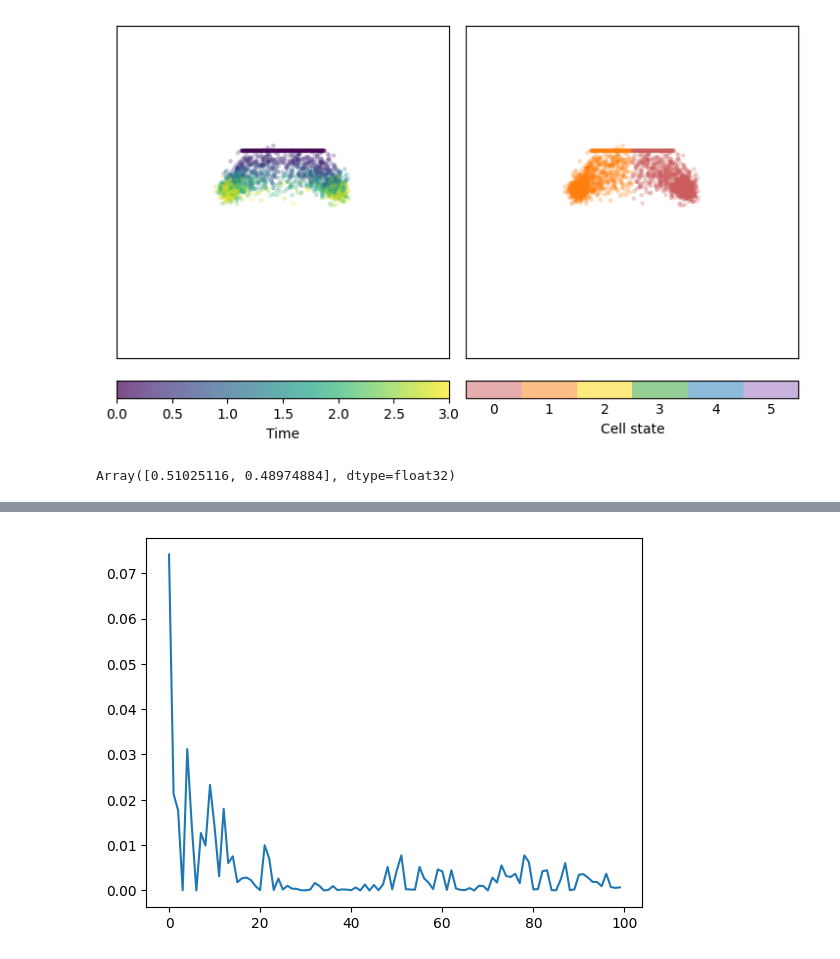
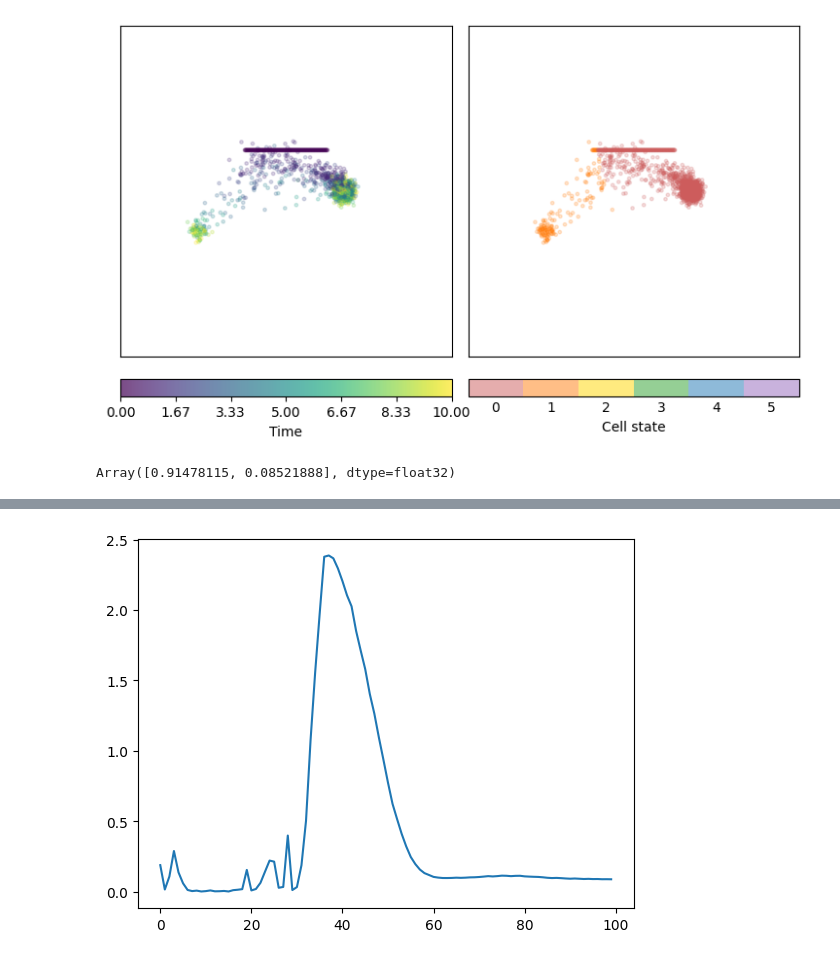
Before and after one commit to victoria-mochulska/evoscape, a Jupyter notebook: examples/experiment_basic.ipynb, the cells around one changed output, grey strips where cells are left out. Drawn from its saved outputs; the diff is of its cells as text; code cells hidden in the pictures.

```diff
--- a/examples/experiment_basic.ipynb
+++ b/examples/experiment_basic.ipynb
@@ -14,7 +15,7 @@ plt.style.use("default")
 # %%
 modules = (
     Node(x=1.5, y=0.0, a=np.array([1.5]), s=np.array([1.0])),
-    Node(x=-1.5, y=0.0, a=np.array([1.5]), s=np.array([1.0])),
+    Node(x=-2.5, y=-1.0, a=np.array([1.5]), s=np.array([1.0])),
 )
 
 landscape = Landscape(
@@ -37,7 +38,7 @@ q0 = np.vstack((
 experiment.set_initial_conditions(q0)
 experiment.set_regime_params()
 experiment.set_state_probs(state_probs)
-experiment.set_simulation(t0=0.0, tf=3.0, nt=10, ndt=50, noise=0.2)
+experiment.set_simulation(t0=0.0, tf=10.0, nt=10, ndt=50, noise=0.2)
 # %%
 
 L = 3.
@@ -53,11 +54,11 @@ traj, states, t0, tf, nt = experiment.get_trajectory(seed=0)
 fig = plot_traj(traj, states, t0, tf, nt, L=4)
 plt.show()
 # %% [output]
-[figure, old version]
+[figure, new version]
 # %%
 np.mean(states[:, :, -1], axis=1)
 # %% [output]
-Array([0.51025116, 0.48974884], dtype=float32)
+Array([0.91478115, 0.08521888], dtype=float32)
 # %%
 from evoscape.jax.losses import biseparating_fitness
 
@@ -69,8 +70,9 @@ def user_fitness(traj, states, dynamic, fitness_params):
 
     return proportion_loss
 
+opt = optax.adam(0.1)
 
-losses = experiment.optimize(biseparating_fitness, fitness_params=(1., 0., [0.7, 0.3]), steps=100, lr=0.1, seed=0)
+losses = experiment.optimize(biseparating_fitness, fitness_params=(1., 0., [0.7, 0.3]), steps=100, optimizer=opt, seed=0)
 optimized_landscape = experiment.get_landscape()
 
 plt.plot(losses)
@@ -96,4 +98,4 @@ Node: x=-1.8355302810668945; y=0.13594286143779755; a=[1.4868753]; s=[0.8725807]
-[figure, old version]
+[figure, new version]
 # %%
 traj, states, t0, tf, nt = experiment.get_trajectory(seed=0)
 fig = plot_traj(traj, states, t0, tf, nt, L=4)
```
Also changed, not shown: parts of 6 cells of this notebook, 2 other files.
